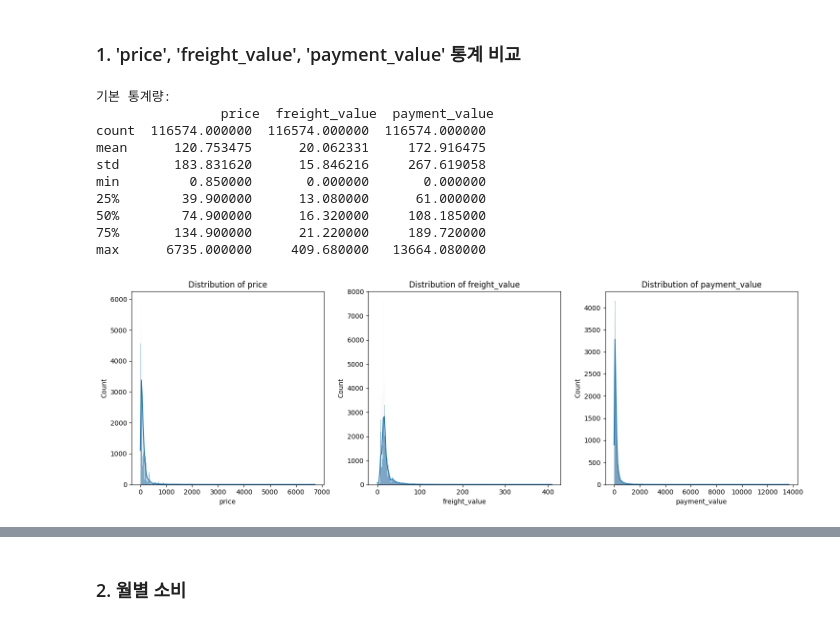
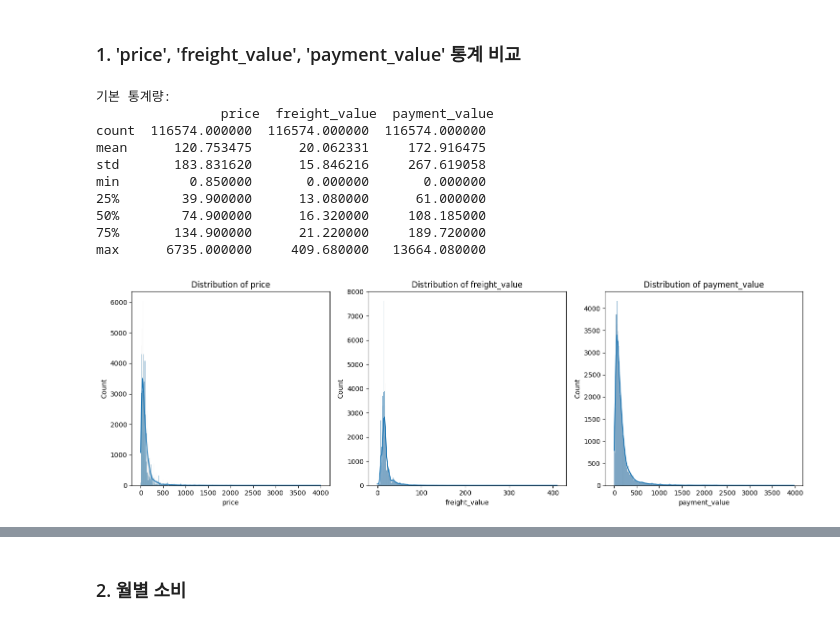
Before and after one commit to dothegee/ecommerce_project, a Jupyter notebook: code/EDA.ipynb, the cells around one changed output, grey strips where cells are left out. Saved outputs shown, nothing was run; the diff lists cells and outputs as text; code cells hidden in the pictures.

```diff
--- a/code/EDA.ipynb
+++ b/code/EDA.ipynb
@@ -448,25 +448,25 @@ df_train = pd.read_csv('../data/train.csv')
 # %%
 # 금액 관련 칼럼의 기본 통계량 확인
 stats_price = df_train[['price', 'freight_value', 'payment_value']].describe()
 print("기본 통계량:\n", stats_price)
 
 # 시각화 - 금액 관련 분포 확인
 plt.figure(figsize=(15, 5))
 for i, col in enumerate(['price', 'freight_value', 'payment_value']):
     plt.subplot(1, 3, i+1)
-    sns.histplot(df_train[col].dropna(), kde=True)
+    sns.histplot(df_train[df_train[col]<4000][col].dropna(), kde=True)
     plt.title(f'Distribution of {col}')
 plt.tight_layout()
 plt.show()
 # %% [output]
 기본 통계량:
                 price  freight_value  payment_value
 count  116574.000000  116574.000000  116574.000000
 mean      120.753475      20.062331     172.916475
 std       183.831620      15.846216     267.619058
 min         0.850000       0.000000       0.000000
 25%        39.900000      13.080000      61.000000
 50%        74.900000      16.320000     108.185000
 75%       134.900000      21.220000     189.720000
 max      6735.000000     409.680000   13664.080000
-[figure, old version]
+[figure, new version]
```
Also changed, not shown: parts of 10 cells of this notebook.
